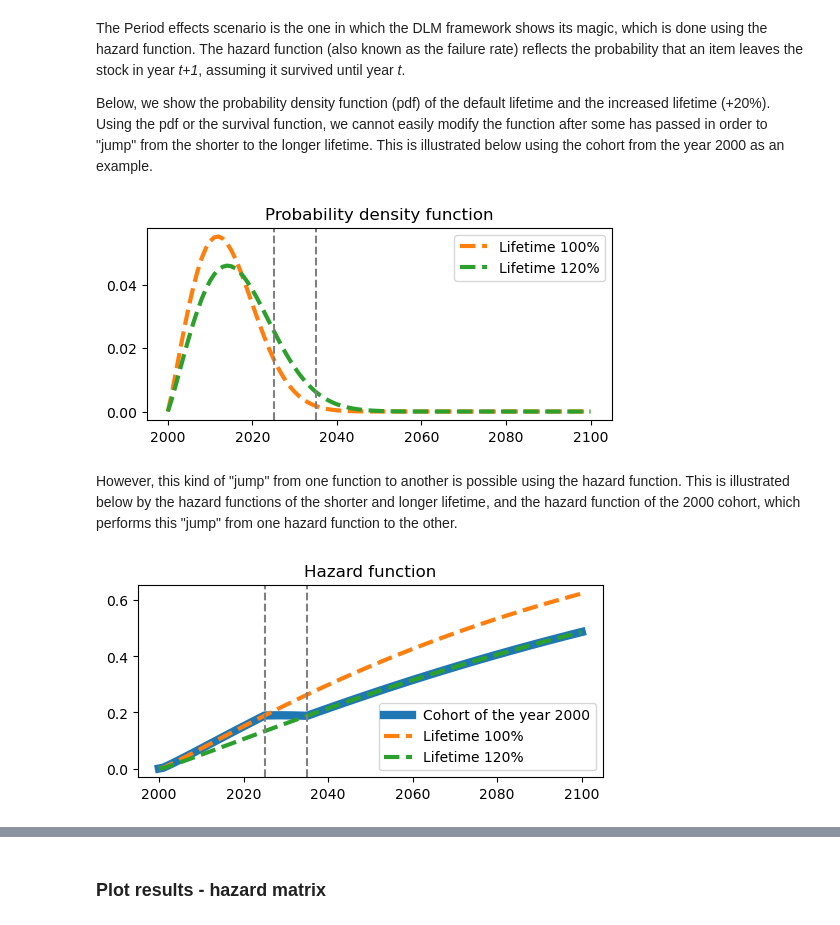
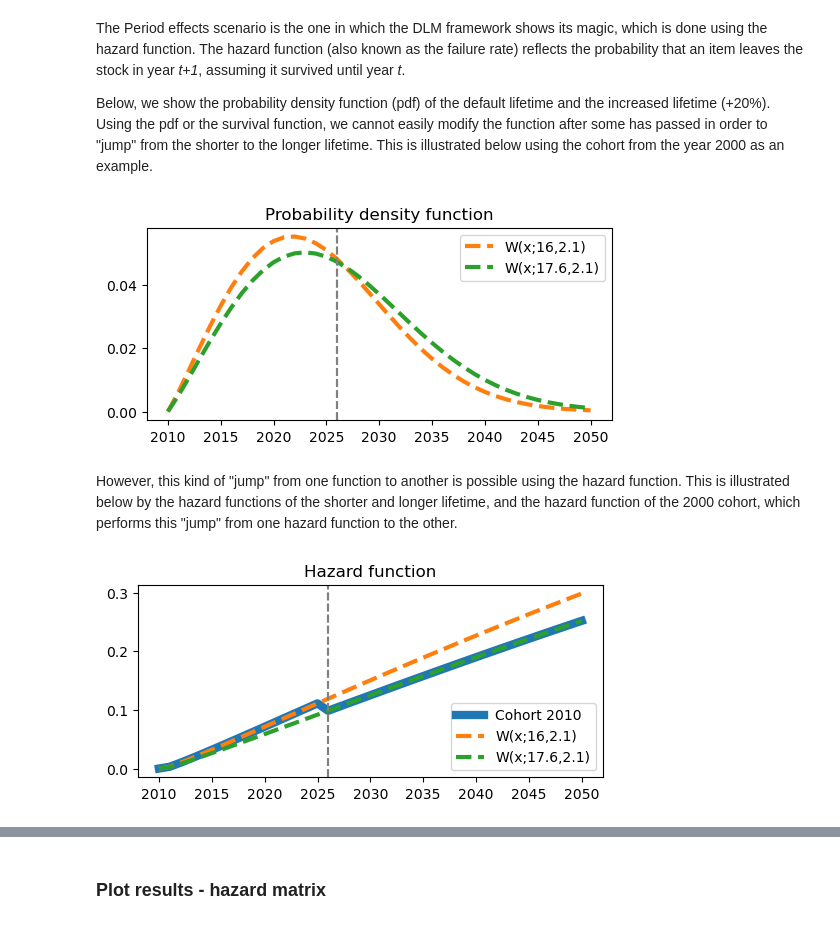
Before and after one commit to NTNU-IndEcol/dynamic_lifetime_model, a Jupyter notebook: tutorial.ipynb, the cells around one changed output, grey strips where cells are left out. Saved outputs shown, nothing was run; the diff lists cells and outputs as text; code cells hidden in the pictures.

```diff
--- a/tutorial.ipynb
+++ b/tutorial.ipynb
@@ -28,6 +28,6 @@ We use model data from a case study of dishwashers in Norway. The stock of dishw
 # %%
 # time vector
-t = np.arange(1940,2100+1)
+t = np.arange(1950,2050+1)
 # stock vector
 df = pd.read_excel('tutorial_data.xlsx')
 stock = df['value'].values
@@ -36,10 +36,9 @@ stock = df['value'].values
 scale = 16 # scale parameter of the Weibull distribution (often denoted as lambda)
 shape = 2.1 # shape parameter of the Weibull distribution (often denoted as k)
 
-t1 = 2025
-t2 = 2035
+t1 = t2= 2026
 
-lt_increase = 0.2 # 20%
+lt_increase = 0.1 # 20%
 # %% [markdown]
 Let us plot the stock of dishwashers and the probability density function (pdf) of the defined lifetime data. The pdf curve shows the probability that an item entering the stock in the year *t=0* exits the stock in the year *t+x*.
 # %%
@@ -200,20 +199,20 @@ Below, we show the probability density function (pdf) of the default lifetime an
 # %%
 plt.figure(figsize=(6, 2.5))
 plt.plot()
-plt.plot(t[60:], scipy.stats.weibull_min.pdf(np.arange(len(t)), c=shape, loc = 0, scale=scale)[:-60], linestyle='--', linewidth=3, color='tab:orange', label='Lifetime 100%')
-plt.plot(t[60:], scipy.stats.weibull_min.pdf(np.arange(len(t)), c=shape, loc = 0, scale=scale*(1+lt_increase))[:-60], linestyle='--', linewidth=3, color='tab:green', label='Lifetime 120%')
+plt.plot(t[60:], scipy.stats.weibull_min.pdf(np.arange(len(t)), c=shape, loc = 0, scale=scale)[:-60], linestyle='--', linewidth=3, color='tab:orange', label=f'W(x;{scale},{shape})')
+plt.plot(t[60:], scipy.stats.weibull_min.pdf(np.arange(len(t)), c=shape, loc = 0, scale=scale*(1+lt_increase))[:-60], linestyle='--', linewidth=3, color='tab:green', label=f'W(x;{scale*(1+lt_increase)},{shape})')
 plt.axvline(t1, color='gray', linestyle='--')
 plt.axvline(t2, color='gray', linestyle='--')
 plt.legend()
 plt.title('Probability density function')
 plt.show()
 # %% [output]
-[figure, old version]
+[figure, new version]
 # %% [markdown]
 However, this kind of "jump" from one function to another is possible using the hazard function. This is illustrated below by the hazard functions of the shorter and longer lifetime, and the hazard function of the 2000 cohort, which performs this "jump" from one hazard function to the other.
 # %%
 plt.figure(figsize=(6, 2.5))
-plt.plot(t[60:], DLM_time.hz[60:, 60], linewidth=6, label='Cohort of the year 2000')
+plt.plot(t[60:], DLM_time.hz[60:, 60], linewidth=6, label='Cohort 2010')
 sf = scipy.stats.weibull_min.sf(np.arange(len(t)), c=shape, loc = 0, scale=scale)
 hz_1 = np.empty_like(sf)
 hz_1[0] = 1-sf[0]
@@ -222,8 +221,8 @@ for m in range(len(t)-1): # for each year m
         hz_1[m+1] = (sf[m] - sf[m+1]) / sf[m]
     else:
         hz_1[m+1] = 1
-plt.plot(t[60:], hz_1[:-60], linestyle='--', linewidth=3, color='tab:orange', label='Lifetime 100%')
-sf = scipy.stats.weibull_min.sf(np.arange(len(t)), c=shape, loc = 0, scale=scale*1.2)
+plt.plot(t[60:], hz_1[:-60], linestyle='--', linewidth=3, color='tab:orange', label=f'W(x;{scale},{shape})')
+sf = scipy.stats.weibull_min.sf(np.arange(len(t)), c=shape, loc = 0, scale=scale*(1+lt_increase))
 hz_2 = np.empty_like(sf)
 hz_2[0] = 1-sf[0]
 for m in range(len(t)-1): # for each year m
@@ -231,11 +230,11 @@ for m in range(len(t)-1): # for each year m
         hz_2[m+1] = (sf[m] - sf[m+1]) / sf[m]
     else:
         hz_2[m+1] = 1
-plt.plot(t[60:], hz_2[:-60], linestyle='--', linewidth=3, color='tab:green', label='Lifetime 120%')
+plt.plot(t[60:], hz_2[:-60], linestyle='--', linewidth=3, color='tab:green', label=f'W(x;{scale*(1+lt_increase)},{shape})')
 plt.axvline(t1, color='gray', linestyle='--')
 plt.axvline(t2, color='gray', linestyle='--')
-plt.legend()
+plt.legend(loc='lower right')
 plt.title('Hazard function')
 plt.show()
 # %% [output]
-[figure, old version]
+[figure, new version]
```
Also changed, not shown: parts of 18 cells of this notebook, 1 other file.
